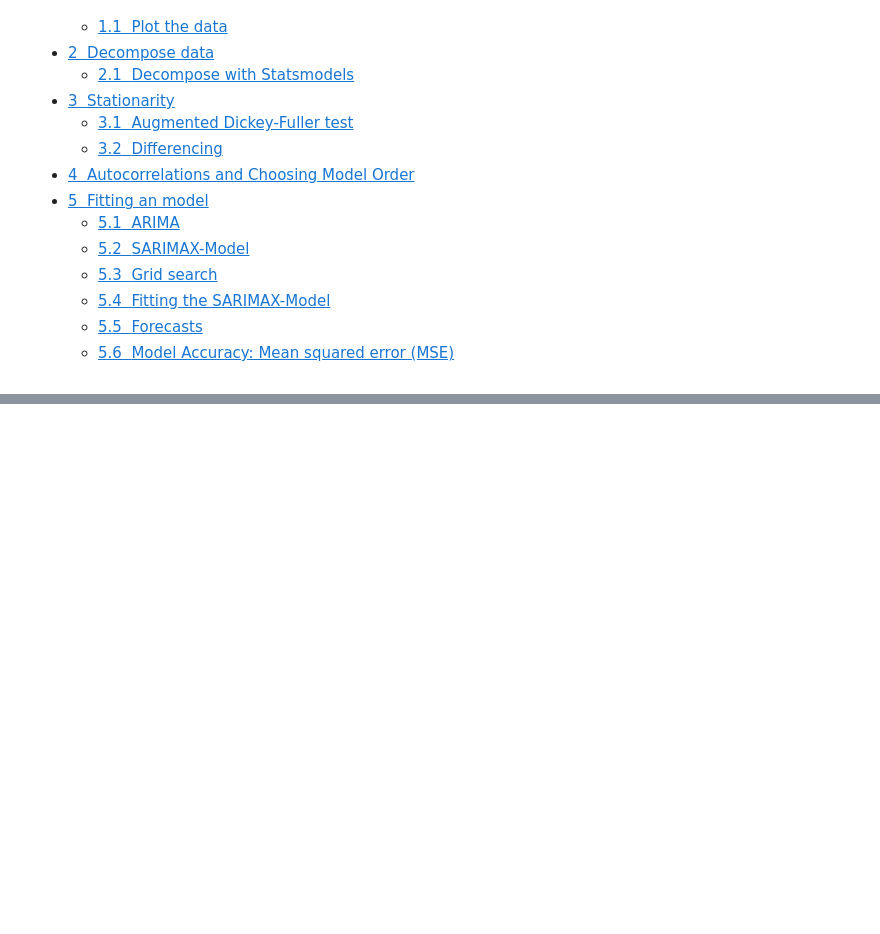
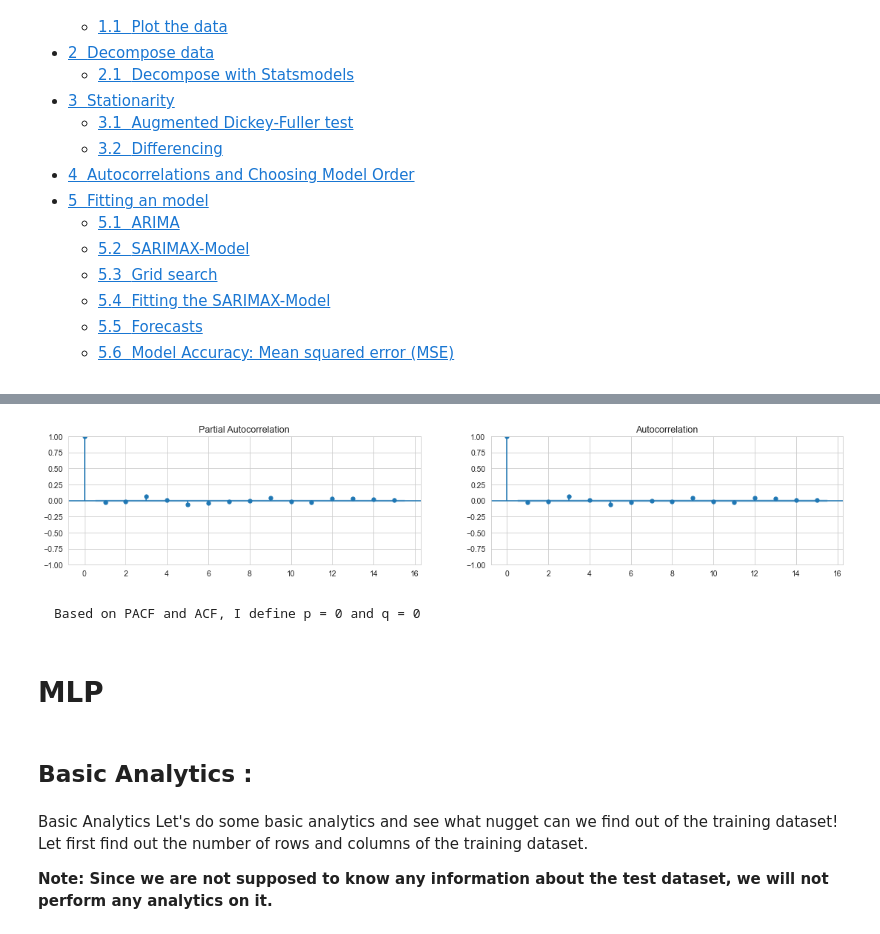
Before and after one commit to Asma-Zahouani/TimeSeriesProject, a Jupyter notebook: index.ipynb, the cells around one changed output, grey strips where cells are left out. Cells and saved outputs as stored; diff of their text form; code cells hidden in the pictures; blank space fills up the shorter version.

```diff
--- a/index.ipynb
+++ b/index.ipynb
@@ -3,0 +184,19 @@
+# %%
+plt.rcParams.update({'figure.figsize':(18,3), 'figure.dpi':75})
+fig, ax = plt.subplots(1, 2)
+plot_pacf(X_train.diff().dropna(), lags = 15, ax=ax[0])
+plot_acf(X_train.diff().dropna(), lags = 15, ax=ax[1])
+plt.show()
+# %% [output]
+[figure, added]
+# %% [markdown]
+    Based on PACF and ACF, I define p = 0 and q = 0
+# %% [markdown]
+# MLP
+# %% [markdown]
+## Basic Analytics :
+# %% [markdown]
+ <a name="analytics">Basic Analytics</a>
+Let's do some basic analytics and see what nugget can we find out of the training dataset! Let first find out the number of rows and columns of the training dataset.
+
+**Note: Since we are not supposed to know any information about the test dataset, we will not perform any analytics on it.**
```
Also changed, not shown: parts of 41 cells of this notebook, 3 other files.
